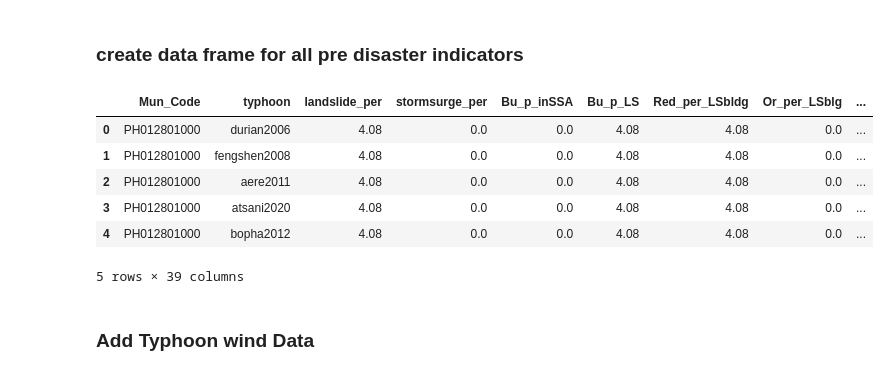
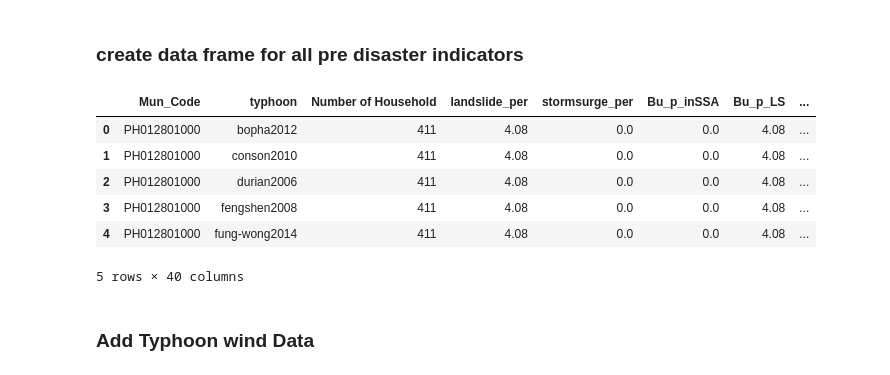
Before and after one commit to rodekruis/Typhoon-Impact-based-forecasting-model, a Jupyter notebook: IBF-Typhoon-model/documentation/notebooks/pre_disaster_indicators.ipynb, the cells around one changed output. Drawn from its saved outputs; the diff is of its cells as text; code cells hidden in the pictures.

```diff
--- a/IBF-Typhoon-model/documentation/notebooks/pre_disaster_indicators.ipynb
+++ b/IBF-Typhoon-model/documentation/notebooks/pre_disaster_indicators.ipynb
@@ -166,7 +192,7 @@ display(household_by_city_municipality.head())
 typhoon_metadata_filename = os.path.join(wor_dir, "IBF-Typhoon-model/data/rainfall_data/input/metadata_typhoons.csv")
 typhoon_metadata = pd.read_csv(typhoon_metadata_filename, delimiter=",")
 
-typhoons = typhoon_metadata.typhoon.tolist() ## historical typhoon events
+typhoons = list(np.unique(impact.typhoon.values))# typhoon_metadata.typhoon.tolist() ## historical typhoon events
 municipalities=population_admin.Mun_Code.tolist()
 
 N_typh = len(typhoons)
@@ -179,30 +205,70 @@ typhoons_full = typhoons * N_mun
 # %%
 data_temp1 = {"Mun_Code": municipality_codes_full, "typhoon": typhoons_full}
 df_temp_total = pd.DataFrame(data_temp1)
+
+##data_matrix_new_variables
+df_temp_total=df_temp_total.join(household_by_city_municipality.set_index('Mun_Code'), on='Mun_Code')
 
 ##data_matrix_new_variables
 df_temp_total=df_temp_total.join(data_matrix_new_variables.set_index('Mun_Code'), on='Mun_Code')
 
 #geo_variable
 df_temp_total=df_temp_total.join(geo_variable.set_index('Mun_Code'), on='Mun_Code')
 #construction_materials
 df_temp_total=df_temp_total.join(construction_materials.set_index('Mun_Code'), on='Mun_Code')
 #vulnerable_groups
 df_temp_total=df_temp_total.join(vulnerable_groups.set_index('Mun_Code'), on='Mun_Code')
 #population_admin
 df_temp_total=df_temp_total.join(population_admin.set_index('Mun_Code'), on='Mun_Code')
 #pantawid_pamilya_beneficiary
 df_temp_total=df_temp_total.join(pantawid_pamilya_beneficiary.set_index('Mun_Code'), on='Mun_Code')
-df_predisasters=df_temp_total.set_index(['Mun_Code', 'typhoon'])
+
+def housing(df):
+    x=float(df[0])
+    y=df[1]
+    if np.isnan(y) and x>0:
+        value=x
+    elif np.isnan(y) and x<1:
+        value=1
+    else:
+        value=y
+    return value
+df_temp_total["Housing Units"] = df_temp_total[['Number of Household','Housing Units']].apply(housing, axis="columns")
+
+
+df_predisasters=df_temp_total#.set_index(['Mun_Code', 'typhoon'])
+
+
+
+
+colnames=['landslide_per',
+       'stormsurge_per', 'Bu_p_inSSA', 'Bu_p_LS', 'Red_per_LSbldg',
+       'Or_per_LSblg', 'Yel_per_LSSAb', 'RED_per_SSAbldg', 'OR_per_SSAbldg',
+       'Yellow_per_LSbl', 'mean_slope', 'mean_elevation_m', 'ruggedness_stdev',
+       'mean_ruggedness', 'slope_stdev', 'area_km2', 'poverty_perc',
+       'with_coast', 'coast_length', 'perimeter',
+       'Strong Roof/Strong Wall', 'Strong Roof/Light Wall',
+       'Strong Roof/Salvage Wall', 'Light Roof/Strong Wall',
+       'Light Roof/Light Wall', 'Light Roof/Salvage Wall',
+       'Salvaged Roof/Strong Wall', 'Salvaged Roof/Light Wall',
+       'Salvaged Roof/Salvage Wall', 'vulnerable_groups', 'Female', 'Male',
+       'Total Pop', 'Total # of Active HHs', 'Total HH MEM_M',
+       'Total HH MEM_F']
+
+for column in df_predisasters:
+    if column in colnames:
+        df_predisasters[column].fillna((df_predisasters[column].min(skipna=True)), inplace=True)
+
+
 display(df_predisasters.head())
 # %% [output]
-|  | Mun_Code | typhoon | landslide_per | stormsurge_per | Bu_p_inSSA | Bu_p_LS | Red_per_LSbldg | Or_per_LSblg | ... |
-| 0 | PH012801000 | durian2006 | 4.08 | 0.0 | 0.0 | 4.08 | 4.08 | 0.0 | ... |
-| 1 | PH012801000 | fengshen2008 | 4.08 | 0.0 | 0.0 | 4.08 | 4.08 | 0.0 | ... |
-| 2 | PH012801000 | aere2011 | 4.08 | 0.0 | 0.0 | 4.08 | 4.08 | 0.0 | ... |
-| 3 | PH012801000 | atsani2020 | 4.08 | 0.0 | 0.0 | 4.08 | 4.08 | 0.0 | ... |
-| 4 | PH012801000 | bopha2012 | 4.08 | 0.0 | 0.0 | 4.08 | 4.08 | 0.0 | ... |
+|  | Mun_Code | typhoon | Number of Household | landslide_per | stormsurge_per | Bu_p_inSSA | Bu_p_LS | ... |
+| 0 | PH012801000 | bopha2012 | 411 | 4.08 | 0.0 | 0.0 | 4.08 | ... |
+| 1 | PH012801000 | conson2010 | 411 | 4.08 | 0.0 | 0.0 | 4.08 | ... |
+| 2 | PH012801000 | durian2006 | 411 | 4.08 | 0.0 | 0.0 | 4.08 | ... |
+| 3 | PH012801000 | fengshen2008 | 411 | 4.08 | 0.0 | 0.0 | 4.08 | ... |
+| 4 | PH012801000 | fung-wong2014 | 411 | 4.08 | 0.0 | 0.0 | 4.08 | ... |
-5 rows × 39 columns
+5 rows × 40 columns
 # %% [markdown]
 ### Add Typhoon wind Data
 # %%
```
Also changed, not shown: parts of 17 cells of this notebook, 23 other files.
